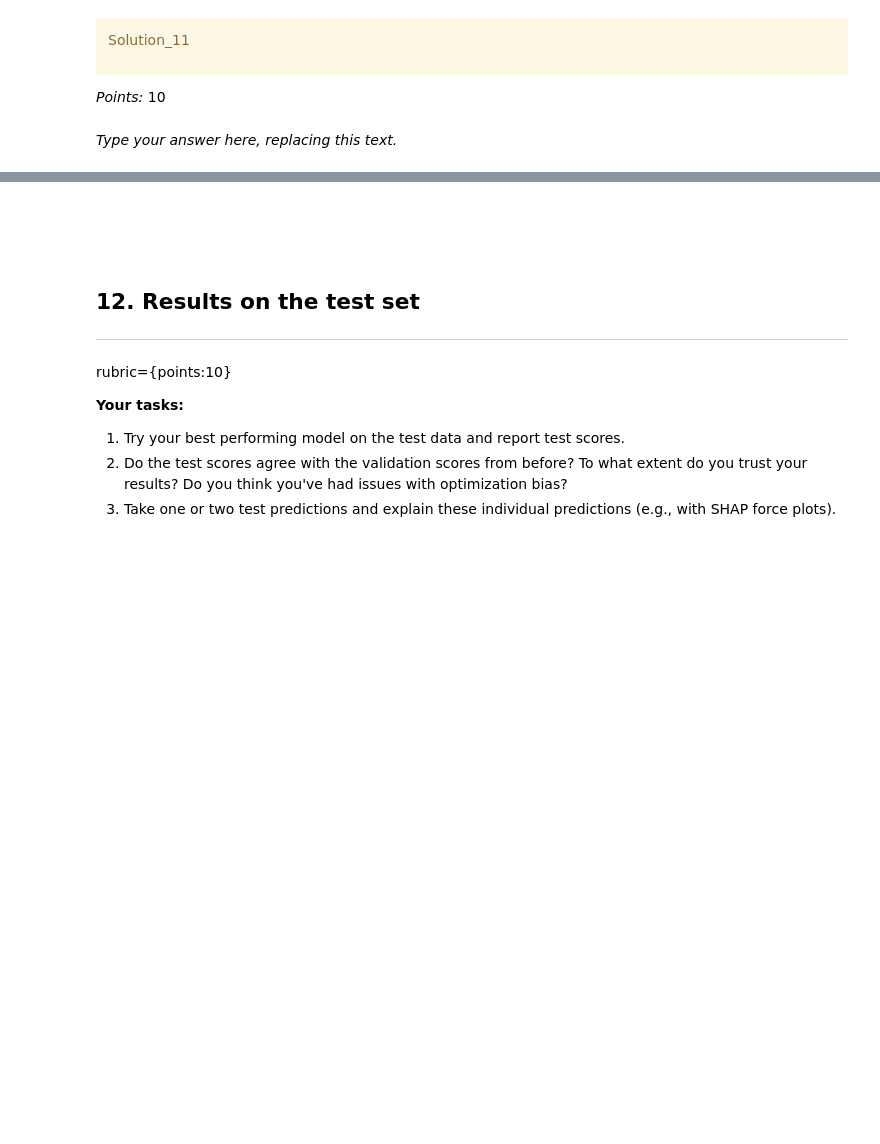
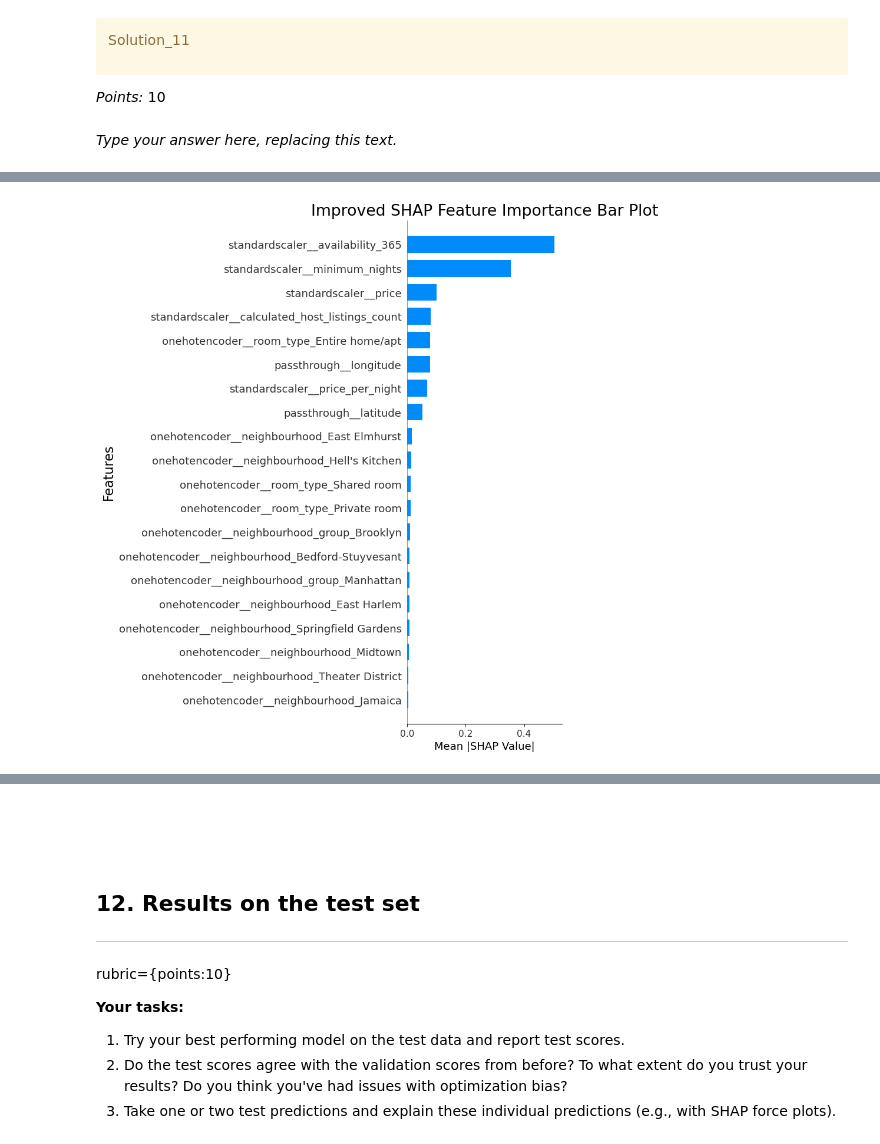
Before and after one commit to andycn3/Machine_Learning_Regression, a Jupyter notebook: hw5.ipynb, the cells around one changed output, grey strips where cells are left out. Cells and saved outputs as stored; diff of their text form; code cells hidden in the pictures; blank space fills up the shorter version.

```diff
--- a/hw5.ipynb
+++ b/hw5.ipynb
@@ -823,0 +1049,9 @@ _Type your answer here, replacing this text._
+# %%
+plt.figure(figsize=(10, 10))
+shap.summary_plot(train_shap_values, X_train_enc, plot_type="bar", show=False)
+plt.title("Improved SHAP Feature Importance Bar Plot")
+plt.xlabel("Mean |SHAP Value|")
+plt.ylabel("Features")
+plt.show()
+# %% [output]
+[figure, added]
```
Also changed, not shown: parts of 80 cells of this notebook.
